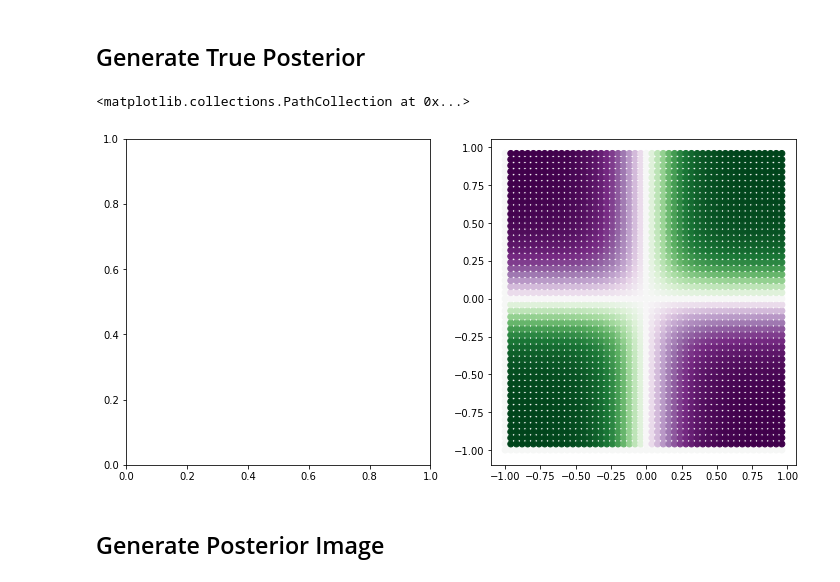
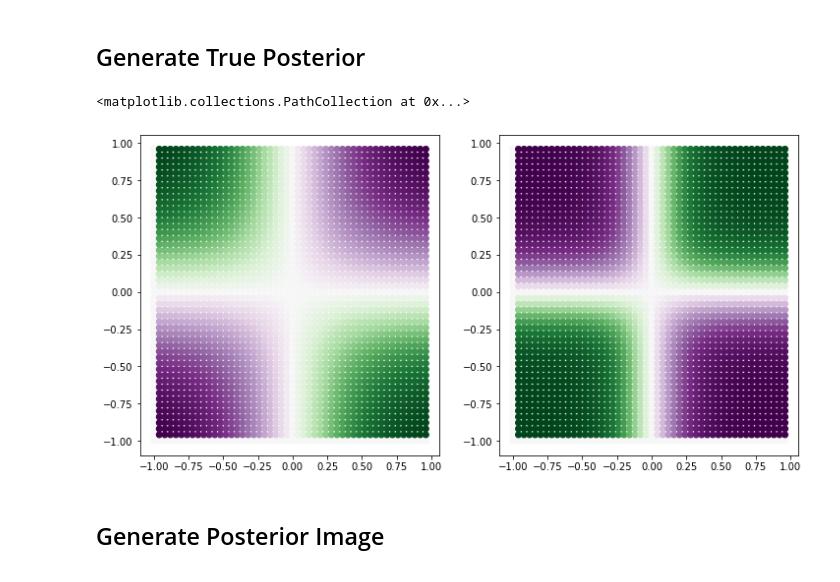
Before and after one commit to jshin13/coursework, a Jupyter notebook: Jovo/polytope-nsf-ai/polytope-figure-concept.ipynb, the cells around one changed output. Saved outputs shown, nothing was run; the diff lists cells and outputs as text; code cells hidden in the pictures.

```diff
--- a/Jovo/polytope-nsf-ai/polytope-figure-concept.ipynb
+++ b/Jovo/polytope-nsf-ai/polytope-figure-concept.ipynb
@@ -23,17 +23,17 @@ h = 0.04 #definition (affects number of sample)
 ## Generate True Posterior
 # %%
 # this takes too long to run
-# trueXOR = true_xor(rng=rng, h=h, rotate=False, newpdf=True)
+trueXOR = true_xor(rng=rng, h=h, rotate=False, newpdf=True)
 # %%
 trueXOR_old = true_xor(rng=rng, h=h, rotate=False, newpdf=False)
 # %%
 fig, ax = plt.subplots(1,2, figsize=(6*2,6))
 
-# ax[0].scatter(trueXOR[0],trueXOR[1],c=trueXOR[2],cmap='PRGn')
+ax[0].scatter(trueXOR[0],trueXOR[1],c=trueXOR[2],cmap='PRGn')
 ax[1].scatter(trueXOR_old[0],trueXOR_old[1],c=trueXOR_old[2],cmap='PRGn')
 # %% [output]
 <matplotlib.collections.PathCollection at 0x...>
-[figure, old version]
+[figure, new version]
 # %% [markdown]
 ## Generate Posterior Image
 # %% [markdown]
```
Also changed, not shown: parts of 14 cells of this notebook.
